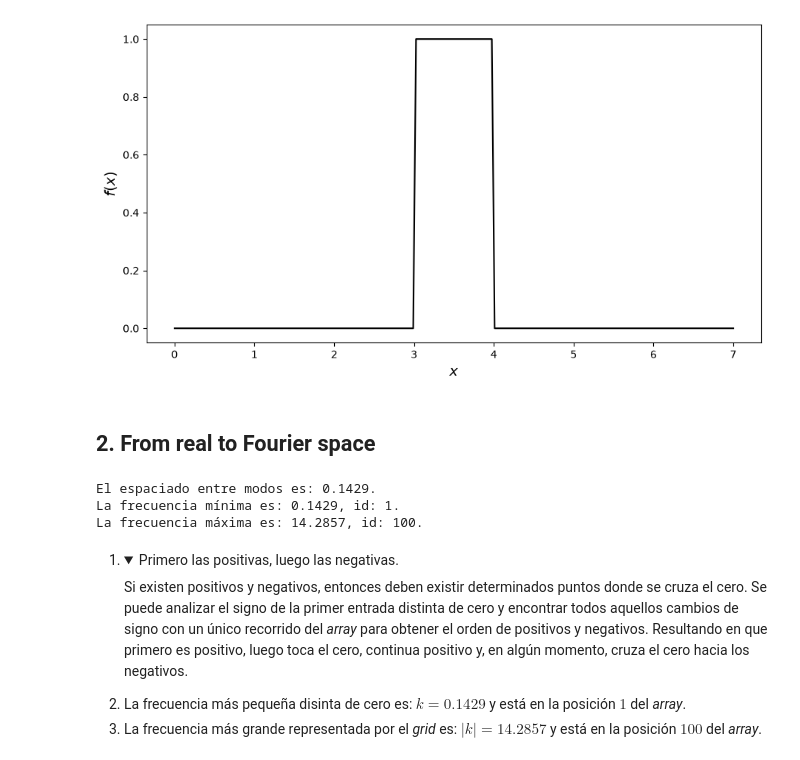
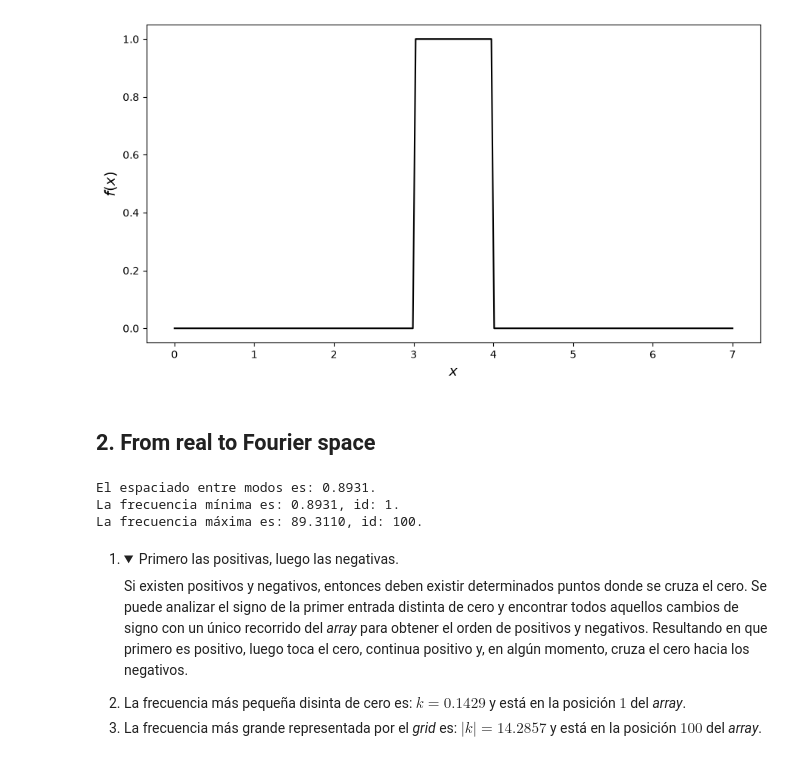
Before and after one commit to jairferrara/num-est, a Jupyter notebook: 02/02.ipynb, the cells around one changed output. Drawn from its saved outputs; the diff is of its cells as text; code cells hidden in the pictures; folded sections open.

```diff
--- a/02/02.ipynb
+++ b/02/02.ipynb
@@ -20,32 +20,33 @@ Dada la función:
 # %%
 import numpy as np
 import matplotlib.pyplot as plt
 
 def f(x, l = 3, r = 4):
     if l < x and x < r:
         return 1
     else:
         return 0
 
 N = 200
-x_arr = np.linspace(0, 7, N)
+L = 7
+x_arr = np.linspace(0, L, N)
 f_arr = np.array([f(x) for x in x_arr])
 
 plt.figure(figsize=(9, 5))
 plt.plot(x_arr, f_arr, "k-", lw=1.5, label=r"$f(x)$")
 plt.xlabel(r"$x$", fontsize=14)
 plt.ylabel(r"$f(x)$", fontsize=14)
 #plt.legend()
 plt.tight_layout()
 plt.show()
 # %% [output]
-[figure, old version]
+[figure, new version]
 # %% [markdown]
 ## 2. From real to Fourier space
 # %%
-dx = np.full(N, 7 / N)
+dx = L / (N - 1) # Hay N - 1 saltos desde x_arr[0] hasta x_arr[-1]
 f_fourier_arr = np.fft.fft(f_arr)
-k_arr = np.fft.fftfreq(N, d=dx)
+k_arr = 2 * np.pi * np.fft.fftfreq(N, d=dx) # La página de numpy.fft.fftfreq meciona que las unidades, pero no deja claro que hay que transformar al número de onda.
 
 abs_k_arr = np.abs(k_arr)
 
@@ -59,9 +60,9 @@ print(f"El espaciado entre modos es: {k_arr[1] - k_arr[0]:.4f}.")
 print(f"La frecuencia mínima es: {k_min:.4f}, id: {k_min_index}.")
 print(f"La frecuencia máxima es: {k_max:.4f}, id: {k_max_index}.")
 # %% [output]
-El espaciado entre modos es: 0.1429.
-La frecuencia mínima es: 0.1429, id: 1.
-La frecuencia máxima es: 14.2857, id: 100.
+El espaciado entre modos es: 0.8931.
+La frecuencia mínima es: 0.8931, id: 1.
+La frecuencia máxima es: 89.3110, id: 100.
 # %% [markdown]
 1. <details><summary>Primero las positivas, luego las negativas.</summary> Si existen positivos y negativos, entonces deben existir determinados puntos donde se cruza el cero. Se puede analizar el signo de la primer entrada distinta de cero y encontrar todos aquellos cambios de signo con un único recorrido del <i>array</i> para obtener el orden de positivos y negativos. Resultando en que primero es positivo, luego toca el cero, continua positivo y, en algún momento, cruza el cero hacia los negativos.</details>
 2. La frecuencia más pequeña disinta de cero es: $k = 0.1429$ y está en la posición $1$ del *array*.
```
Also changed, not shown: parts of 18 cells of this notebook, 2 other files.
